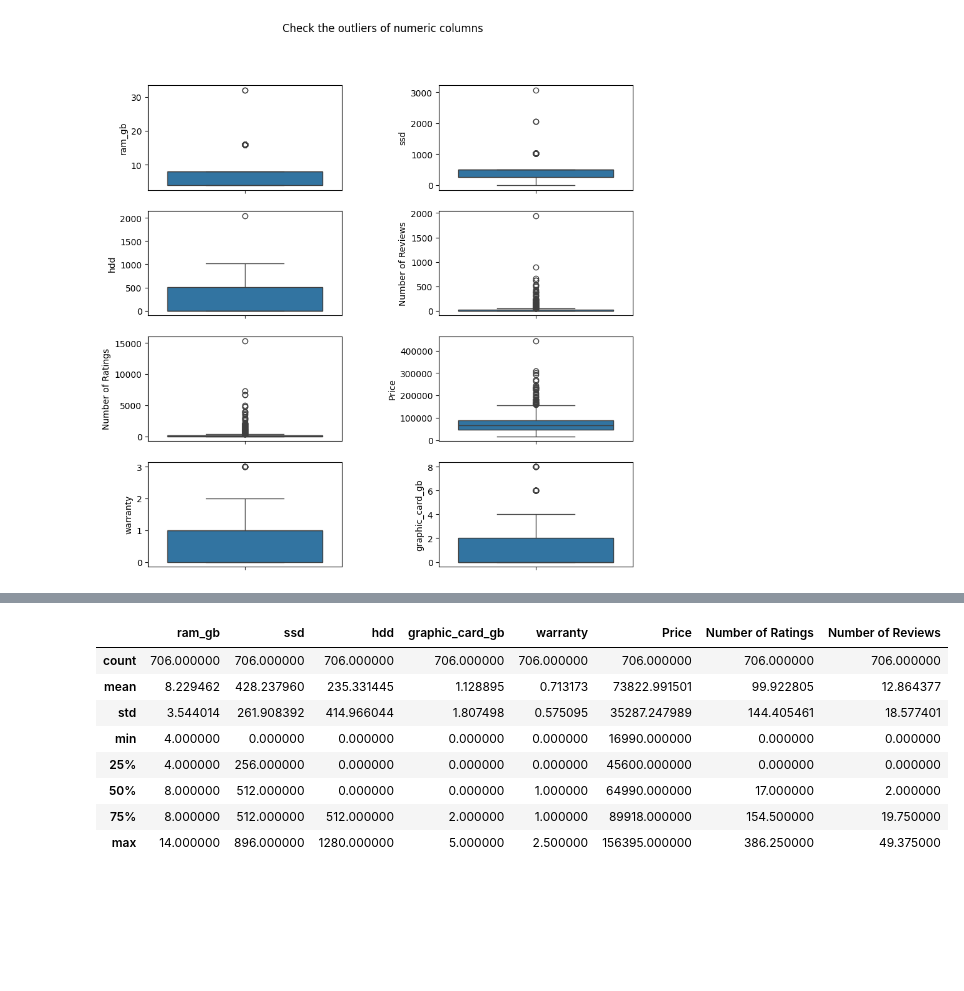
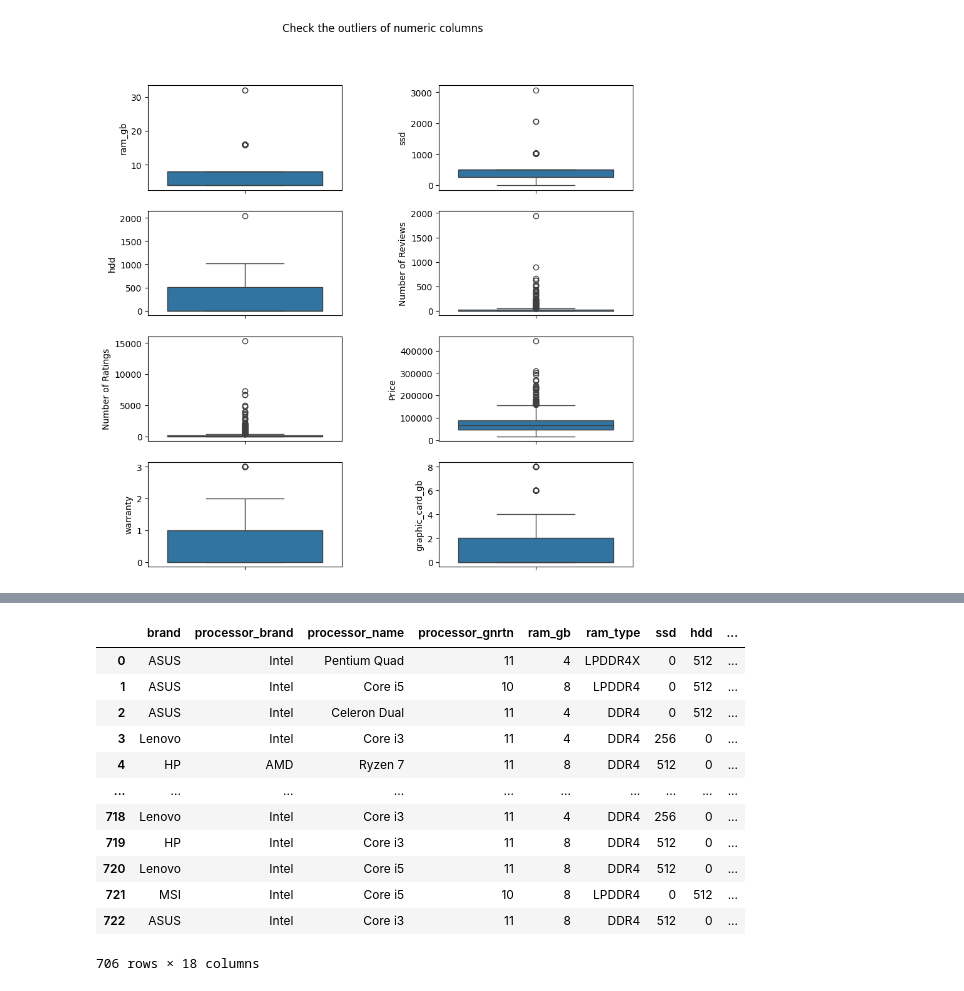
Before and after one commit to EsraaAlii/Electronic-Device-Rating-Prediction, a Jupyter notebook: electronics.ipynb, the cells around one changed output, grey strips where cells are left out. Cells and saved outputs as stored; diff of their text form; code cells hidden in the pictures; blank space fills up the shorter version.

```diff
--- a/electronics.ipynb
+++ b/electronics.ipynb
@@ -49,3 +57,16 @@ electro['ssd']=electro['ssd'].str.strip('GB')
 electro['ssd']=electro['ssd'].astype('int')
 electro['hdd']=electro['hdd'].str.strip('GB')
 electro['hdd']=electro['hdd'].astype('int')
+electro['processor_brand']=electro['processor_brand'].astype('category')
+electro['brand']=electro['brand'].astype('category')
+electro['processor_name']=electro['processor_name'].astype('category')
+electro['ram_type']=electro['ram_type'].astype('category')
+electro['os']=electro['os'].astype('category')
+electro['weight']=electro['weight'].astype('category')
+electro['graphic_card_gb']=electro['graphic_card_gb'].str.strip('GB')
+electro['graphic_card_gb']=electro['graphic_card_gb'].astype('int')
+electro['warranty']=electro['warranty'].str.strip('year || years')
+electro['warranty']=electro['warranty'].str.replace('No warrant','0')
+electro['warranty']=electro['warranty'].astype('int')
+electro['processor_gnrtn']=electro['processor_gnrtn'].str.strip('th')
+electro['processor_gnrtn']=electro['processor_gnrtn'].str.replace('Not Available','0')
@@ -185,12 +181,14 @@ sns.boxplot(data=electro, y='graphic_card_gb', ax=axes[3,1])
 plt.show()
 # %% [output]
 [figure]
-# %%
-numeric = electro[['ram_gb', 'ssd','hdd','graphic_card_gb','warranty','Price','Number of Ratings','Number of Reviews']]
-for n in numeric:
-    electro[n]=electro[n].astype('float')
-    q75 = electro[n].quantile(0.75)
-    q25 = electro[n].quantile(0.25)
-    iqr = q75 - q25
-    electro.loc[electro[n] > q75 + 1.5 * iqr , n] = q75 + 1.5 * iqr
-    electro.loc[electro[n] < q25 - 1.5 * iqr , n] = q25 - 1.5 * iqr
+# %%
+#drop the outliers
+for col in electro.columns:
+        #print("capping the ",col)
+        if (((electro[col].dtype)=='float') | ((electro[col].dtype)=='int32')|((electro[col].dtype)=='int64')):
+            percentiles = electro[col].quantile([0.25,0.75]).values
+            iqr= percentiles[1]-percentiles[0]
+            electro[col][electro[col] <= percentiles[0]-1.5*iqr] = percentiles[0]
+            electro[col][electro[col] >= percentiles[1]+1.5*iqr] = percentiles[1]
+        else:
+            electro[col]=electro[col]
@@ -197,12 +229,16 @@ for n in numeric:
 # %%
-electro.describe()
+electro
 # %% [output]
-|  | ram_gb | ssd | hdd | graphic_card_gb | warranty | Price | Number of Ratings | Number of Reviews |
-| count | 706.000000 | 706.000000 | 706.000000 | 706.000000 | 706.000000 | 706.000000 | 706.000000 | 706.000000 |
-| mean | 8.229462 | 428.237960 | 235.331445 | 1.128895 | 0.713173 | 73822.991501 | 99.922805 | 12.864377 |
-| std | 3.544014 | 261.908392 | 414.966044 | 1.807498 | 0.575095 | 35287.247989 | 144.405461 | 18.577401 |
-| min | 4.000000 | 0.000000 | 0.000000 | 0.000000 | 0.000000 | 16990.000000 | 0.000000 | 0.000000 |
-| 25% | 4.000000 | 256.000000 | 0.000000 | 0.000000 | 0.000000 | 45600.000000 | 0.000000 | 0.000000 |
-| 50% | 8.000000 | 512.000000 | 0.000000 | 0.000000 | 1.000000 | 64990.000000 | 17.000000 | 2.000000 |
-| 75% | 8.000000 | 512.000000 | 512.000000 | 2.000000 | 1.000000 | 89918.000000 | 154.500000 | 19.750000 |
-| max | 14.000000 | 896.000000 | 1280.000000 | 5.000000 | 2.500000 | 156395.000000 | 386.250000 | 49.375000 |
+|  | brand | processor_brand | processor_name | processor_gnrtn | ram_gb | ram_type | ssd | hdd | ... |
+| 0 | ASUS | Intel | Pentium Quad | 11 | 4 | LPDDR4X | 0 | 512 | ... |
+| 1 | ASUS | Intel | Core i5 | 10 | 8 | LPDDR4 | 0 | 512 | ... |
+| 2 | ASUS | Intel | Celeron Dual | 11 | 4 | DDR4 | 0 | 512 | ... |
+| 3 | Lenovo | Intel | Core i3 | 11 | 4 | DDR4 | 256 | 0 | ... |
+| 4 | HP | AMD | Ryzen 7 | 11 | 8 | DDR4 | 512 | 0 | ... |
+| ... | ... | ... | ... | ... | ... | ... | ... | ... | ... |
+| 718 | Lenovo | Intel | Core i3 | 11 | 4 | DDR4 | 256 | 0 | ... |
+| 719 | HP | Intel | Core i3 | 11 | 8 | DDR4 | 512 | 0 | ... |
+| 720 | Lenovo | Intel | Core i5 | 11 | 8 | DDR4 | 512 | 0 | ... |
+| 721 | MSI | Intel | Core i5 | 10 | 8 | LPDDR4 | 0 | 512 | ... |
+| 722 | ASUS | Intel | Core i3 | 11 | 8 | DDR4 | 512 | 0 | ... |
+706 rows × 18 columns
```
Also changed, not shown: parts of 33 cells of this notebook.
